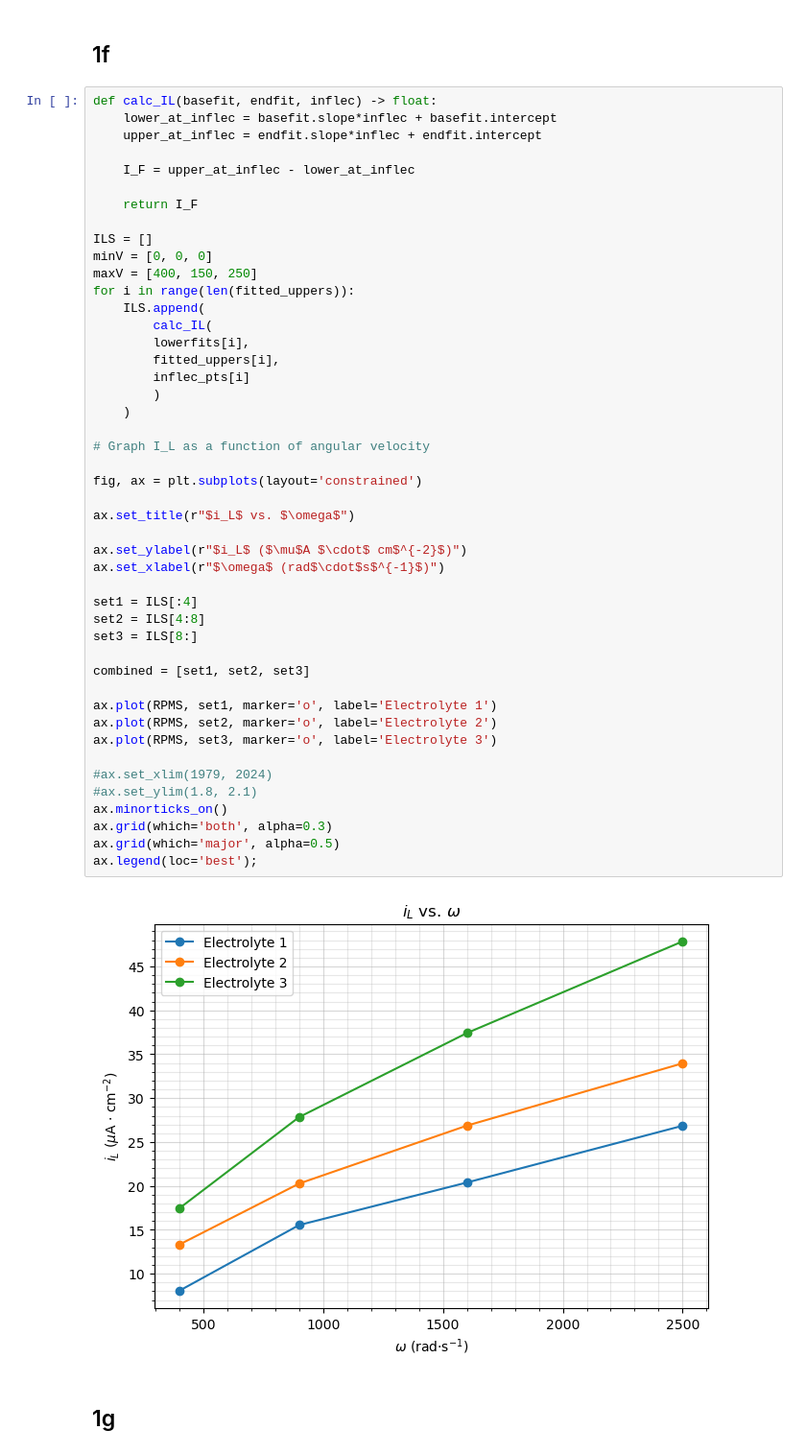
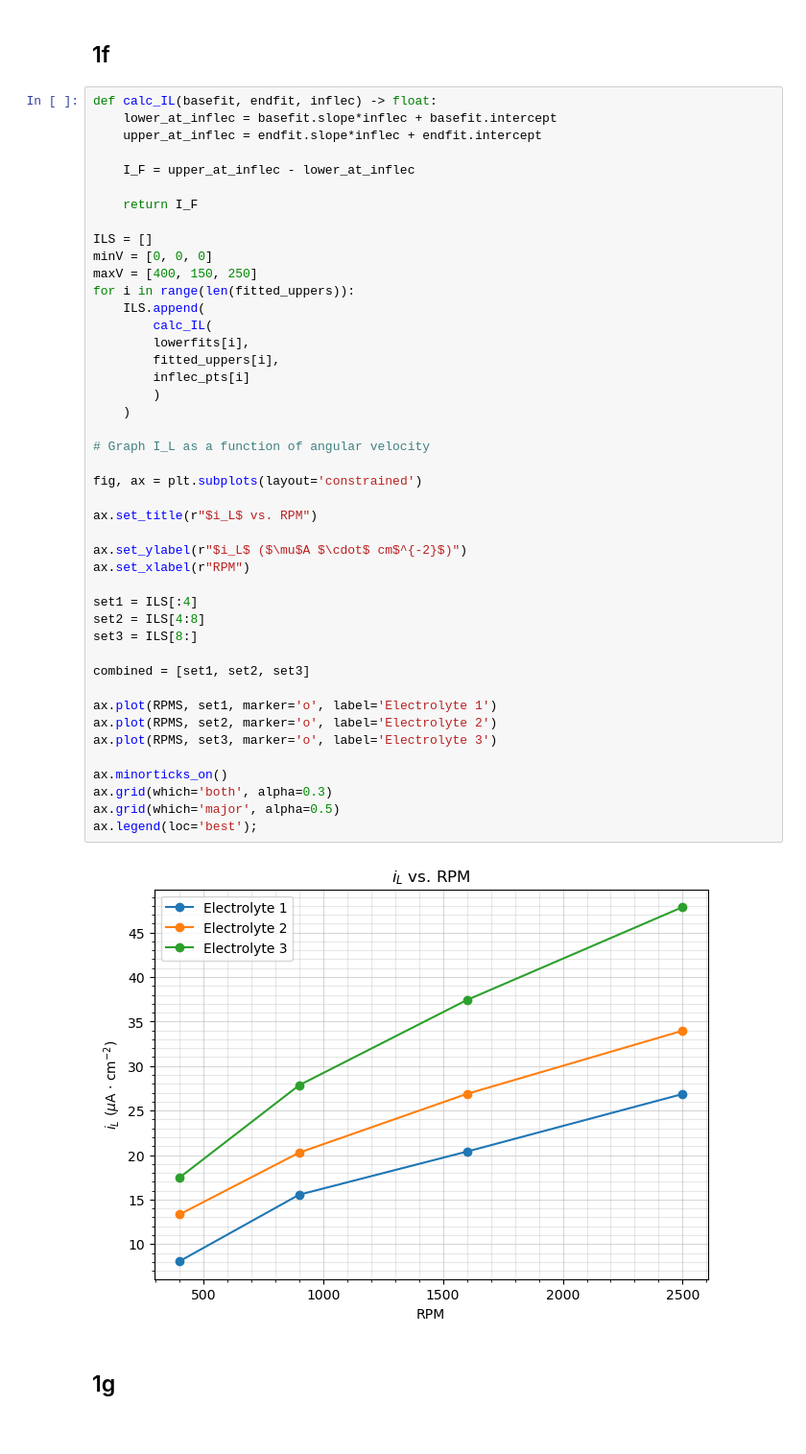
Before and after one commit to tsole0/midterm_meng, a Jupyter notebook: midterm_solutions.ipynb, the cells around one changed output. Shown at 96% size. Drawn from its saved outputs; the diff is of its cells as text.

```diff
--- a/midterm_solutions.ipynb
+++ b/midterm_solutions.ipynb
@@ -271,38 +271,36 @@ for i in range(len(fitted_uppers)):
     ILS.append(
         calc_IL(
         lowerfits[i],
         fitted_uppers[i],
         inflec_pts[i]
         )
     )
 
 # Graph I_L as a function of angular velocity
 
 fig, ax = plt.subplots(layout='constrained')
 
-ax.set_title(r"$i_L$ vs. $\omega$")
+ax.set_title(r"$i_L$ vs. RPM")
 
 ax.set_ylabel(r"$i_L$ ($\mu$A $\cdot$ cm$^{-2}$)")
-ax.set_xlabel(r"$\omega$ (rad$\cdot$s$^{-1}$)")
+ax.set_xlabel(r"RPM")
 
 set1 = ILS[:4]
 set2 = ILS[4:8]
 set3 = ILS[8:]
 
 combined = [set1, set2, set3]
 
 ax.plot(RPMS, set1, marker='o', label='Electrolyte 1')
 ax.plot(RPMS, set2, marker='o', label='Electrolyte 2')
 ax.plot(RPMS, set3, marker='o', label='Electrolyte 3')
 
-#ax.set_xlim(1979, 2024)
-#ax.set_ylim(1.8, 2.1)
 ax.minorticks_on()
 ax.grid(which='both', alpha=0.3)
 ax.grid(which='major', alpha=0.5)
 ax.legend(loc='best');
 # %% [output]
-[figure, old version]
+[figure, new version]
 # %% [markdown]
 ## 1g
 # %%
```
Also changed, not shown: parts of 5 cells of this notebook.
